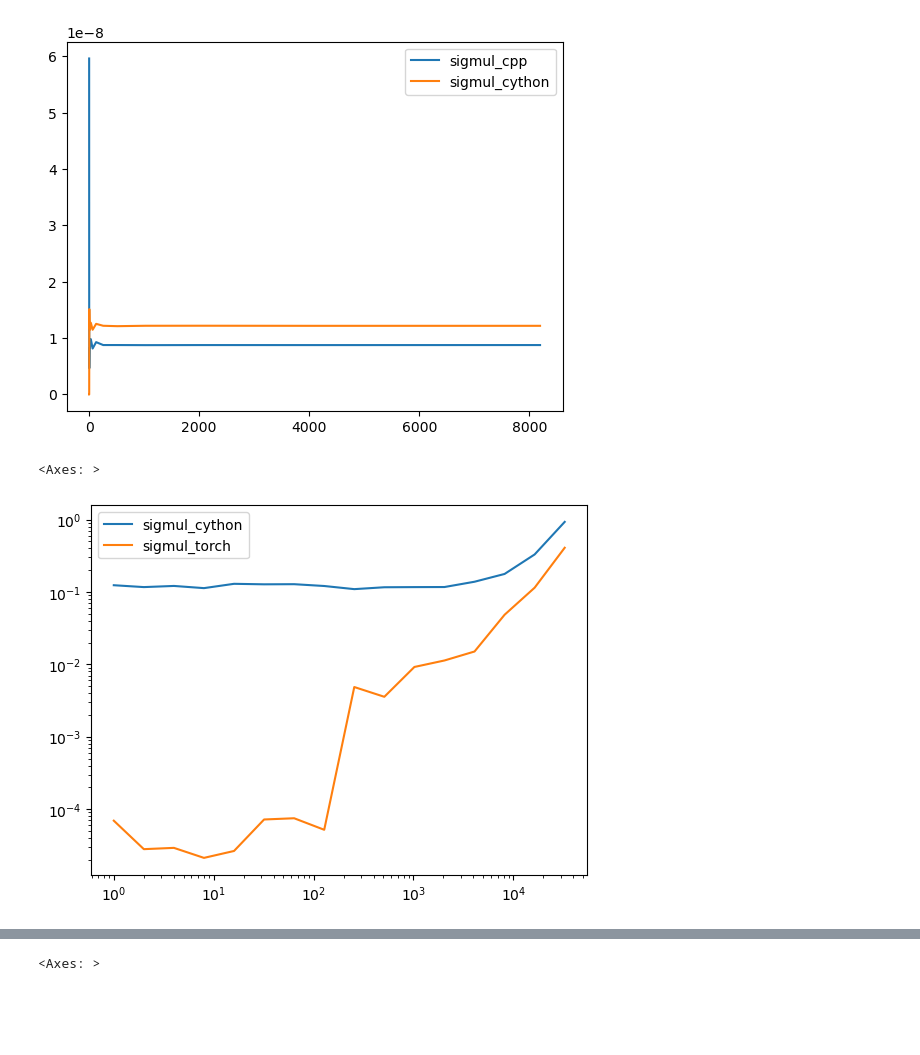
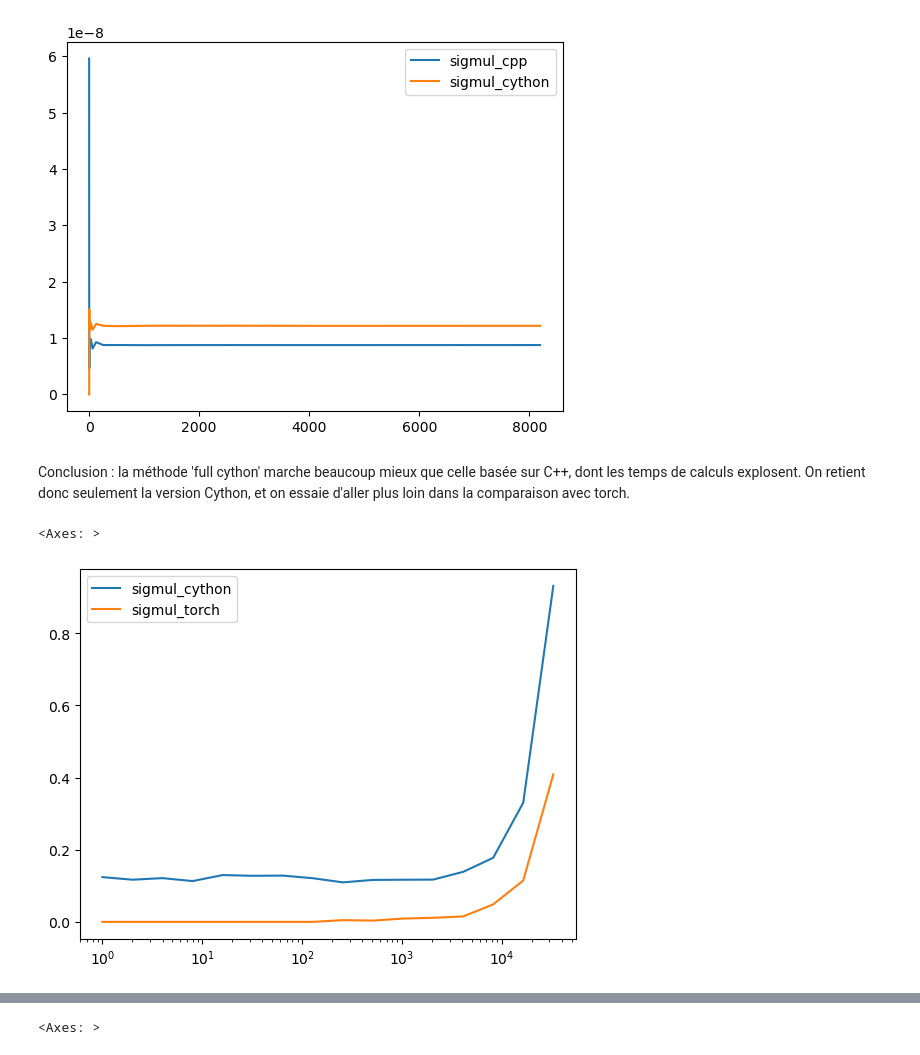
Before and after one commit to matthieu-bricaire/parallel-programming-ensae, a Jupyter notebook: times_comparisons.ipynb, the cells around one changed output, grey strips where cells are left out. Saved outputs shown, nothing was run; the diff lists cells and outputs as text; code cells hidden in the pictures; blank space fills up the shorter version.

```diff
--- a/times_comparisons.ipynb
+++ b/times_comparisons.ipynb
@@ -5,5 +5,3 @@ from sigmulib import compute_sigmul_cpp, compute_sigmul_cython
 import numpy as np
 
 from utils import *
-# %%
-A = torch.normal(0, 1, (2, 2))
@@ -74,8 +32,10 @@ diffs.plot()
 # %% [output]
 <Axes: >
 [figure]
+# %% [markdown]
+Conclusion : la méthode 'full cython' marche beaucoup mieux que celle basée sur C++, dont les temps de calculs explosent. On retient donc seulement la version Cython, et on essaie d'aller plus loin dans la comparaison avec torch.
 # %%
-dims = [2**i for i in range(16)]
+dims = [2**i for i in range(18)]
 all_times = pd.DataFrame(index=dims, columns=['sigmul_cython', 'sigmul_torch'])
 diffs = pd.DataFrame(index=dims, columns=['sigmul_cython'])
 
@@ -89,9 +49,9 @@ for dim in tqdm(dims):
     Bt = sigmul_torch(A)
     diffs.loc[dim, 'sigmul_cython'] = torch.abs(Bt - torch.tensor(compute_sigmul_cython(np.asarray(A, dtype=np.float32)))).sum().item() / (dim**2)
 # %%
-all_times.plot(logx=True, logy=True)
+all_times.plot(logx=True)
 # %% [output]
 <Axes: >
-[figure, old version]
+[figure, new version]
 # %%
 all_times['ratio'] = all_times['sigmul_cython'] / all_times['sigmul_torch']
```
Also changed, not shown: parts of 12 cells of this notebook, 1 other file.
